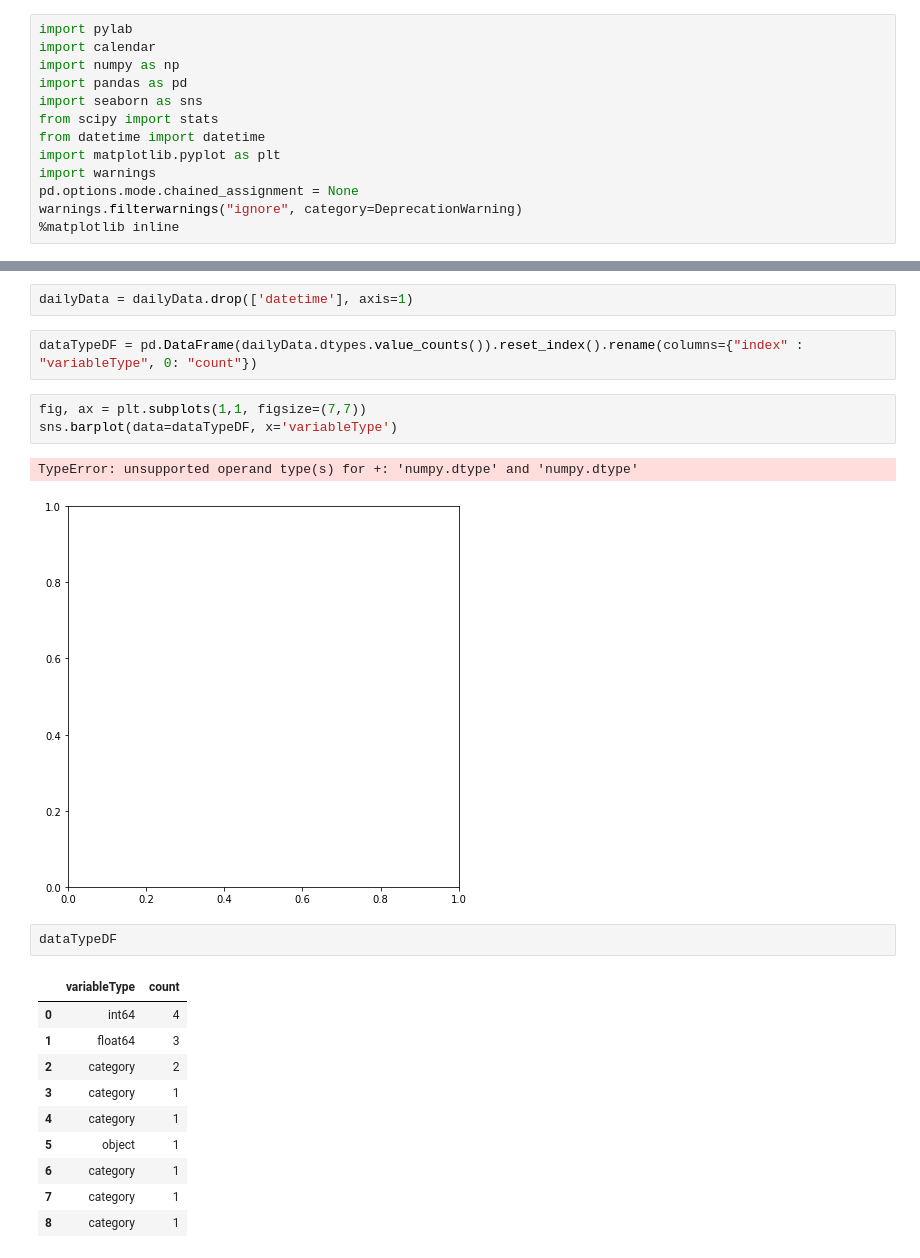
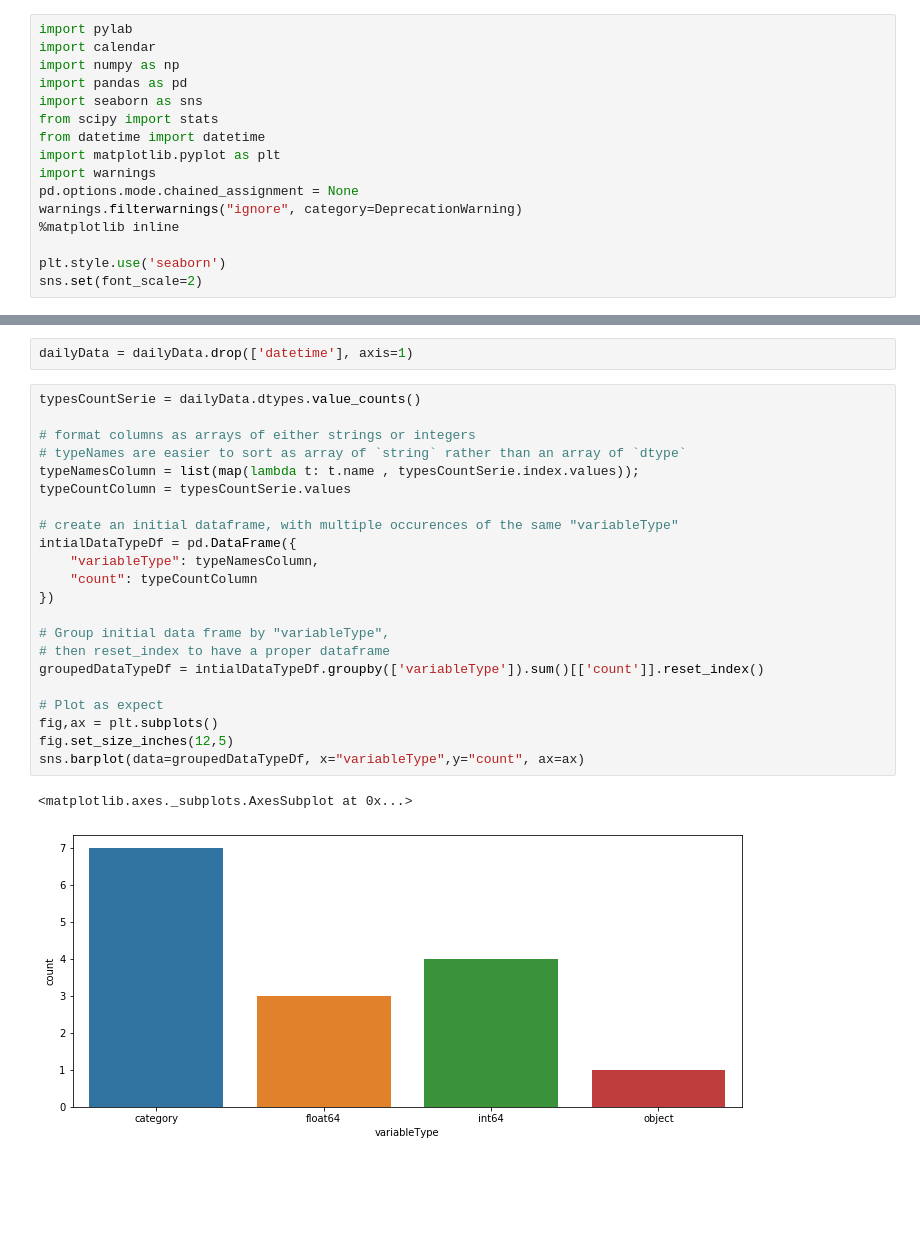
Before and after one commit to mintaewon/taewon, a Jupyter notebook: kaggle/Bike/study.ipynb, the cells around one changed output, grey strips where cells are left out. Cells and saved outputs as stored; diff of their text form; blank space fills up the shorter version.

```diff
--- a/kaggle/Bike/study.ipynb
+++ b/kaggle/Bike/study.ipynb
@@ -11,6 +11,9 @@ import warnings
 pd.options.mode.chained_assignment = None
 warnings.filterwarnings("ignore", category=DeprecationWarning)
 %matplotlib inline
+
+plt.style.use('seaborn')
+sns.set(font_scale=2)
 # %%
 dailyData = pd.read_csv('train.csv')
 # %%
@@ -87,24 +90,28 @@ dtypes: category(7), float64(3), int64(4), object(2)
 memory usage: 842.1+ KB
 # %%
 dailyData = dailyData.drop(['datetime'], axis=1)
-# %%
-dataTypeDF = pd.DataFrame(dailyData.dtypes.value_counts()).reset_index().rename(columns={"index" : "variableType", 0: "count"})
-# %%
-fig, ax = plt.subplots(1,1, figsize=(7,7))
-sns.barplot(data=dataTypeDF, x='variableType')
-# %% [output]
-TypeError: unsupported operand type(s) for +: 'numpy.dtype' and 'numpy.dtype'
-[figure, removed]
-# %%
-dataTypeDF
-# %% [output]
-|  | variableType | count |
-| 0 | int64 | 4 |
-| 1 | float64 | 3 |
-| 2 | category | 2 |
-| 3 | category | 1 |
-| 4 | category | 1 |
-| 5 | object | 1 |
-| 6 | category | 1 |
-| 7 | category | 1 |
-| 8 | category | 1 |
+# %%
+typesCountSerie = dailyData.dtypes.value_counts()
+
+# format columns as arrays of either strings or integers
+# typeNames are easier to sort as array of `string` rather than an array of `dtype`
+typeNamesColumn = list(map(lambda t: t.name , typesCountSerie.index.values));
+typeCountColumn = typesCountSerie.values
+
+# create an initial dataframe, with multiple occurences of the same "variableType"
+intialDataTypeDf = pd.DataFrame({
+    "variableType": typeNamesColumn,
+    "count": typeCountColumn
+})
+
+# Group initial data frame by "variableType",
+# then reset_index to have a proper dataframe
+groupedDataTypeDf = intialDataTypeDf.groupby(['variableType']).sum()[['count']].reset_index()
+
+# Plot as expect
+fig,ax = plt.subplots()
+fig.set_size_inches(12,5)
+sns.barplot(data=groupedDataTypeDf, x="variableType",y="count", ax=ax)
+# %% [output]
+<matplotlib.axes._subplots.AxesSubplot at 0x...>
+[figure, added]
```
Also changed, not shown: parts of 28 cells of this notebook, 1 other file.
